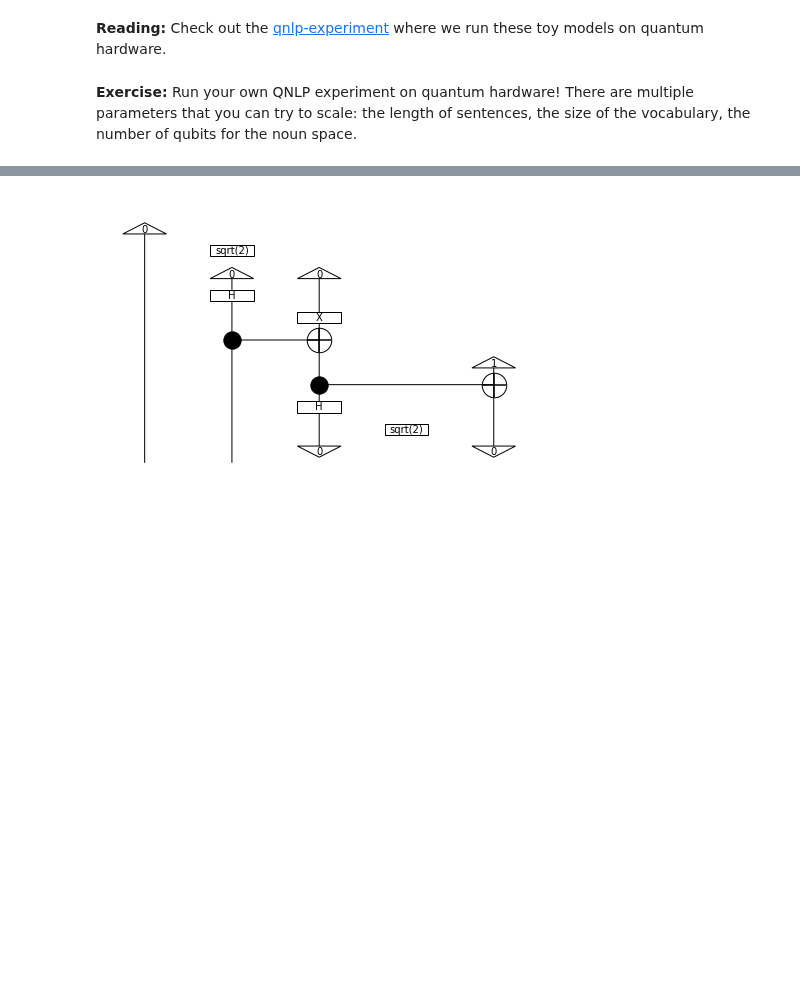
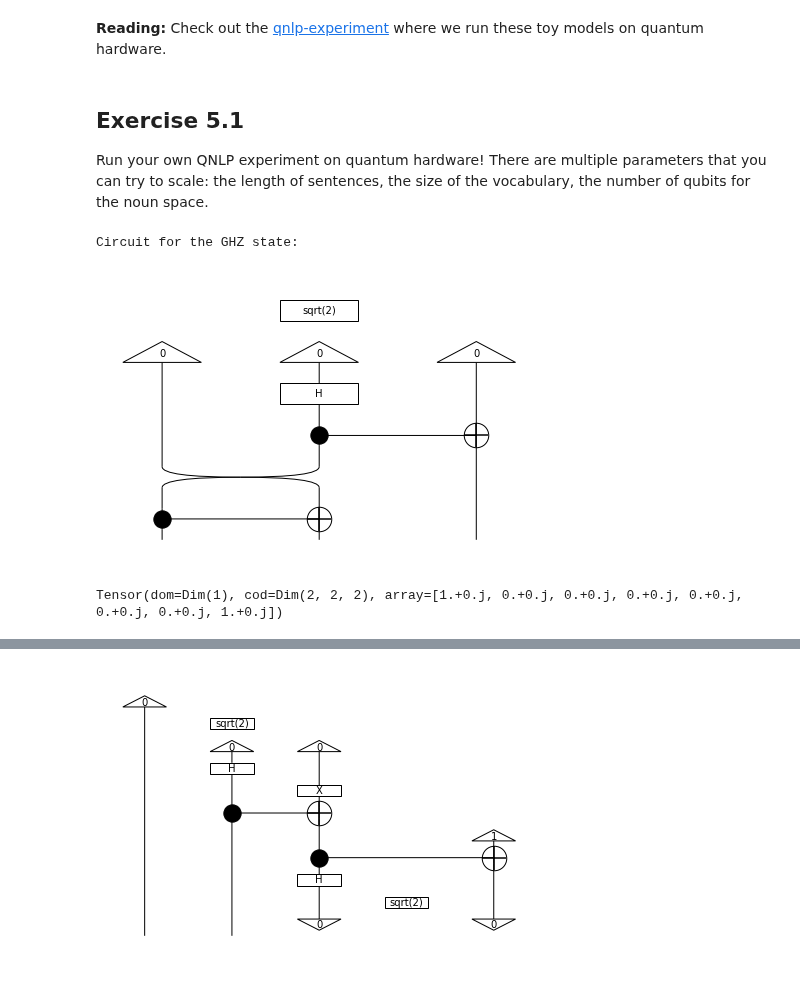
Before and after one commit to CDL-Quantum/CohortProject_2021, a Jupyter notebook: Week4_NLP/qnlp-tutorial-Part5.ipynb, the cells around one changed output, grey strips where cells are left out. Saved outputs shown, nothing was run; the diff lists cells and outputs as text; code cells hidden in the pictures; blank space fills up the shorter version.

```diff
--- a/Week4_NLP/qnlp-tutorial-Part5.ipynb
+++ b/Week4_NLP/qnlp-tutorial-Part5.ipynb
@@ -66,4 +68,5 @@ Of course this is a toy example: we've picked by hand what the circuits for Alic
 # %% [markdown]
 **Reading:** Check out the [qnlp-experiment](https://discopy.readthedocs.io/en/main/notebooks/qnlp-experiment.html) where we run these toy models on quantum hardware.
 # %% [markdown]
-**Exercise:** Run your own QNLP experiment on quantum hardware! There are multiple parameters that you can try to scale: the length of sentences, the size of the vocabulary, the number of qubits for the noun space.
+## Exercise 5.1
+Run your own QNLP experiment on quantum hardware! There are multiple parameters that you can try to scale: the length of sentences, the size of the vocabulary, the number of qubits for the noun space.
@@ -71,0 +73,13 @@ Of course this is a toy example: we've picked by hand what the circuits for Alic
+# %%
+GHZ = sqrt(2) @ Ket(0, 0, 0)\
+    >> Circuit.id(1) @ H @ Circuit.id(1)\
+    >> Circuit.id(1) @ CX\
+    >> (SWAP >>  CX) @ Circuit.id(1)
+
+print("Circuit for the GHZ state:")
+GHZ.draw(aspect='auto', draw_type_labels=False)
+print(GHZ.eval())
+# %% [output]
+Circuit for the GHZ state:
+[figure, added]
+Tensor(dom=Dim(1), cod=Dim(2, 2, 2), array=[1.+0.j, 0.+0.j, 0.+0.j, 0.+0.j, 0.+0.j, 0.+0.j, 0.+0.j, 1.+0.j])
```
Also changed, not shown: parts of 19 cells of this notebook.
